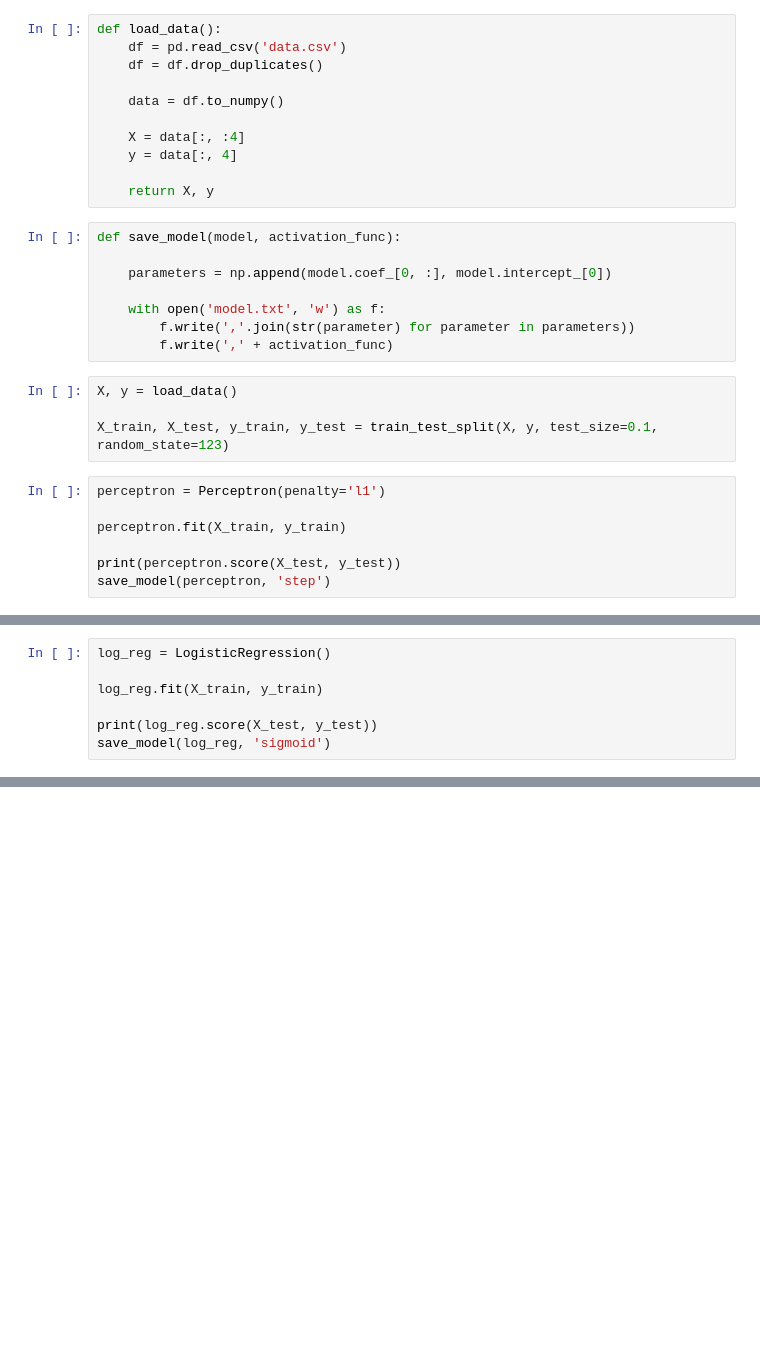
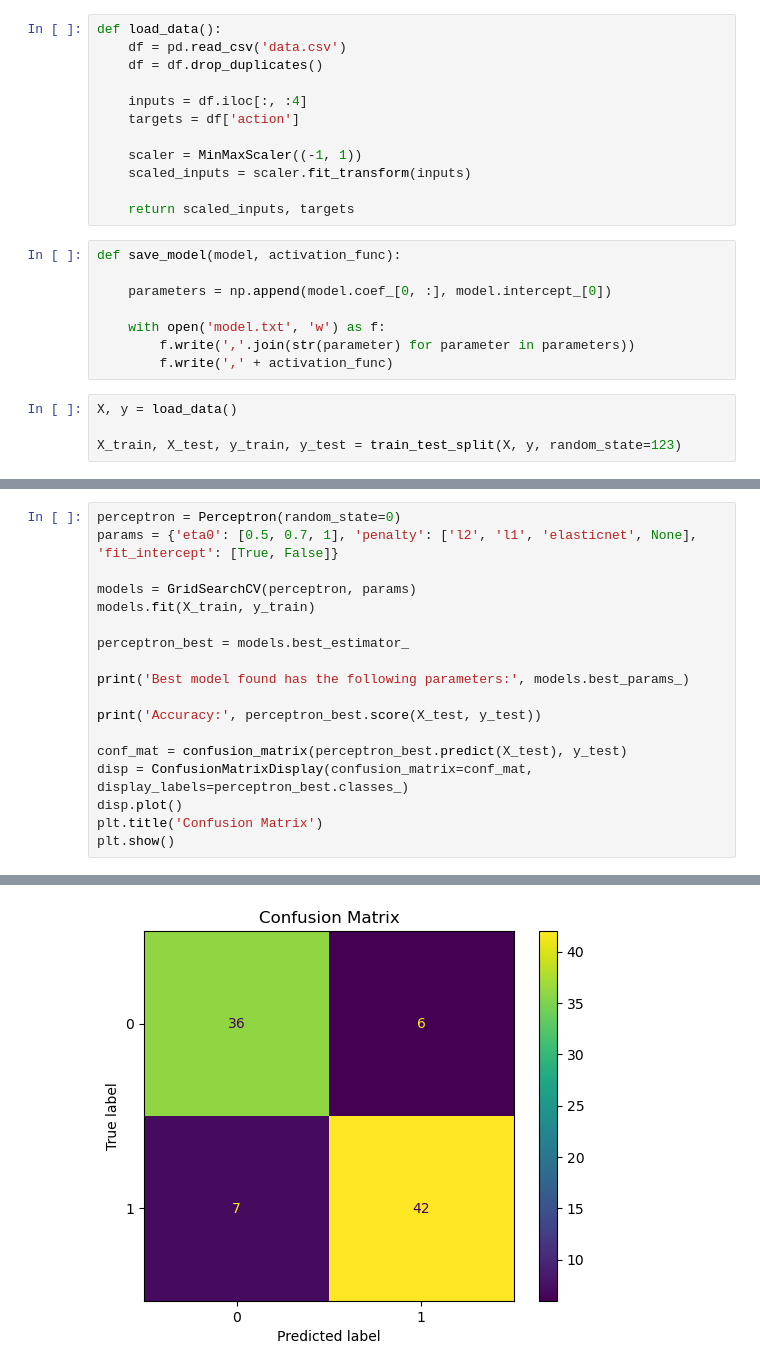
Before and after one commit to MiguelAngel-GM/flappyAI, a Jupyter notebook: train_model.ipynb, the cells around one changed output, grey strips where cells are left out. Saved outputs shown, nothing was run; the diff lists cells and outputs as text; blank space fills up the shorter version.

Commit message:
Improved training adding grid search and data scaling

```diff
--- a/train_model.ipynb
+++ b/train_model.ipynb
@@ -8,12 +11,13 @@ def load_data():
     df = pd.read_csv('data.csv')
     df = df.drop_duplicates()
 
-    data = df.to_numpy()
+    inputs = df.iloc[:, :4]
+    targets = df['action']
 
-    X = data[:, :4]
-    y = data[:, 4]
+    scaler = MinMaxScaler((-1, 1))
+    scaled_inputs = scaler.fit_transform(inputs)
 
-    return X, y
+    return scaled_inputs, targets
 # %%
 def save_model(model, activation_func):
 
@@ -25,11 +29,4 @@ def save_model(model, activation_func):
 # %%
 X, y = load_data()
 
-X_train, X_test, y_train, y_test = train_test_split(X, y, test_size=0.1, random_state=123)
+X_train, X_test, y_train, y_test = train_test_split(X, y, random_state=123)
-# %%
-perceptron = Perceptron(penalty='l1')
-
-perceptron.fit(X_train, y_train)
-
-print(perceptron.score(X_test, y_test))
-save_model(perceptron, 'step')
@@ -38,7 +32,0 @@ save_model(perceptron, 'step')
-# %%
-log_reg = LogisticRegression()
-
-log_reg.fit(X_train, y_train)
-
-print(log_reg.score(X_test, y_test))
-save_model(log_reg, 'sigmoid')
@@ -46,0 +35,19 @@ save_model(log_reg, 'sigmoid')
+# %%
+perceptron = Perceptron(random_state=0)
+params = {'eta0': [0.5, 0.7, 1], 'penalty': ['l2', 'l1', 'elasticnet', None], 'fit_intercept': [True, False]}
+
+models = GridSearchCV(perceptron, params)
+models.fit(X_train, y_train)
+
+perceptron_best = models.best_estimator_
+
+print('Best model found has the following parameters:', models.best_params_)
+
+print('Accuracy:', perceptron_best.score(X_test, y_test))
+
+conf_mat = confusion_matrix(perceptron_best.predict(X_test), y_test)
+disp = ConfusionMatrixDisplay(confusion_matrix=conf_mat, display_labels=perceptron_best.classes_)
+disp.plot()
+plt.title('Confusion Matrix')
+plt.show()
+# %% [output]
@@ -46,0 +56 @@ save_model(log_reg, 'sigmoid')
+[figure, added]
```
Also changed, not shown: parts of 9 cells of this notebook.
